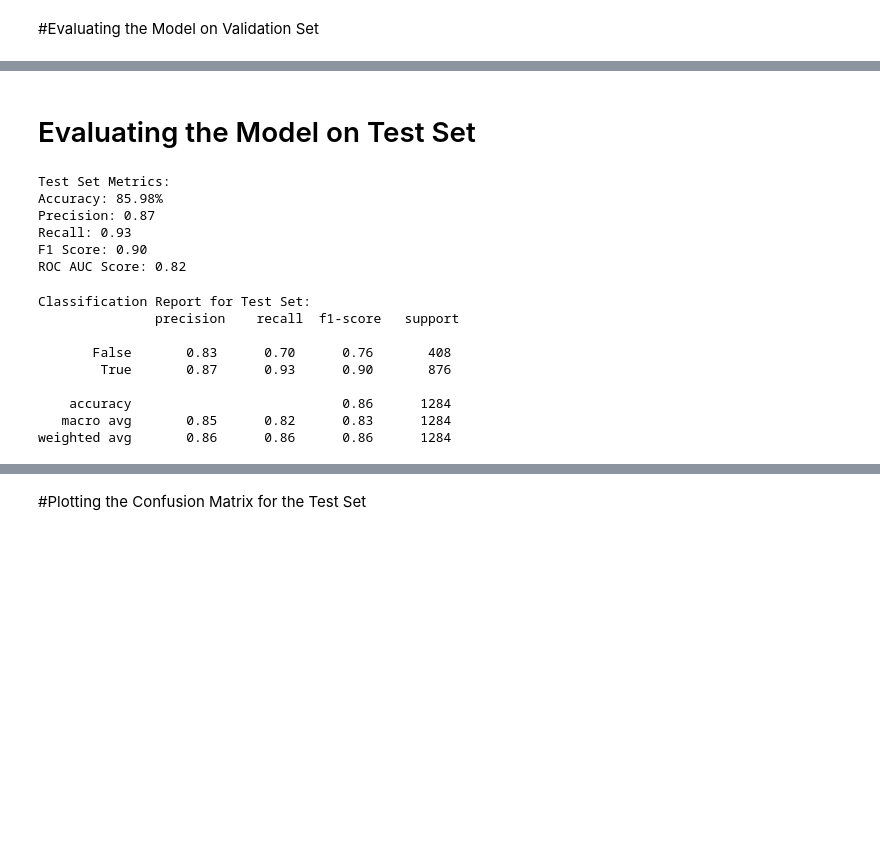
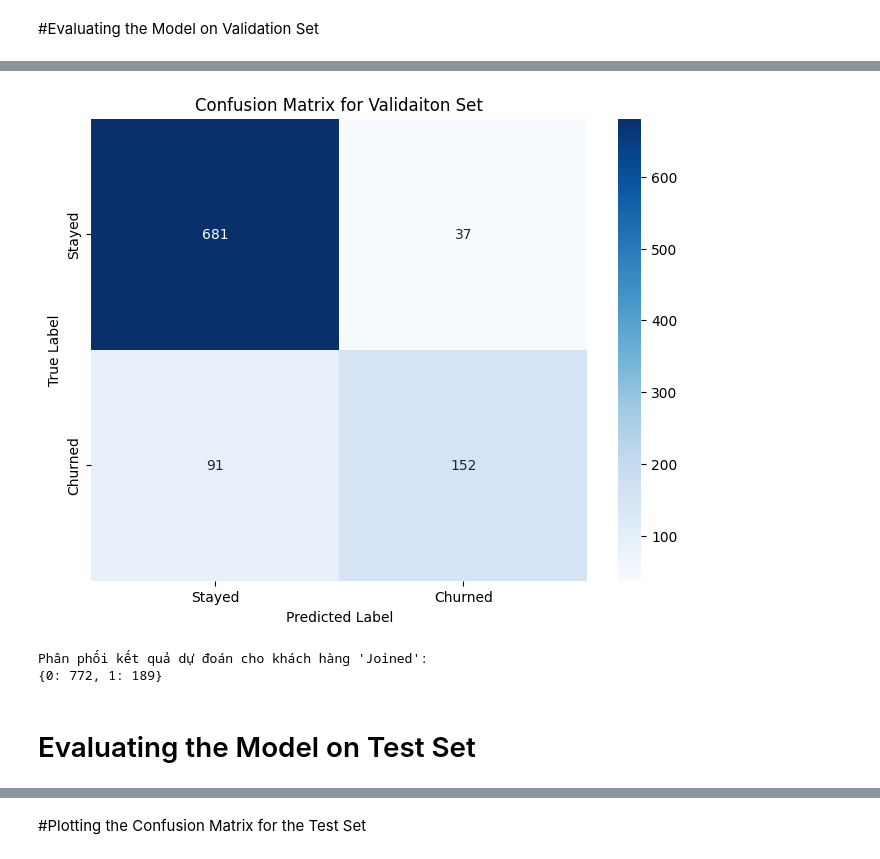
Before and after one commit to Blackan06/Build-a-Customer-Churn-Prediction-Model-Using-Decision-Trees, a Jupyter notebook: Build_a_Customer_Churn_Prediction_Model_Using_Decision_Trees.ipynb, the cells around one changed output, grey strips where cells are left out. Drawn from its saved outputs; the diff is of its cells as text; code cells hidden in the pictures; blank space fills up the shorter version.

```diff
--- a/Build_a_Customer_Churn_Prediction_Model_Using_Decision_Trees.ipynb
+++ b/Build_a_Customer_Churn_Prediction_Model_Using_Decision_Trees.ipynb
@@ -141,37 +276,26 @@ F1 Score: 0.89
+# %%
+# Tạo ma trận nhầm lẫn (confusion matrix) cho tập 'Joined'
+conf_matrix_joined = confusion_matrix(y_val, y_val_pred)
+
+# Đặt các nhãn cho trục x và y
+labels = ['Stayed', 'Churned']
+
+# Vẽ biểu đồ heatmap cho ma trận nhầm lẫn với nhãn đầy đủ và thanh màu
+plt.figure(figsize=(8, 6))
+sns.heatmap(conf_matrix_joined, annot=True, fmt="d", cmap="Blues", cbar=True, xticklabels=labels, yticklabels=labels)
+plt.title("Confusion Matrix for Validaiton Set")
+plt.xlabel("Predicted Label")
+plt.ylabel("True Label")
+plt.show()
+# %% [output]
+[figure, added]
+# %%
+unique, counts = np.unique(y_val_pred, return_counts=True)
+prediction_distribution = dict(zip(unique, counts))
+print("Phân phối kết quả dự đoán cho khách hàng")
+print(prediction_distribution)
+# %% [output]
+Phân phối kết quả dự đoán cho khách hàng 'Joined':
+{0: 772, 1: 189}
 # %% [markdown]
 # Evaluating the Model on Test Set
-# %%
-y_test_pred = best_rf_model.predict(X_test)
-
-accuracy_test = accuracy_score(y_test, y_test_pred)
-precision_test = precision_score(y_test, y_test_pred)
-recall_test = recall_score(y_test, y_test_pred)
-f1_test = f1_score(y_test, y_test_pred)
-roc_auc = roc_auc_score(y_test, y_test_pred)
-
-# Displaying the evaluation metrics for both validation and test sets
-print("\nTest Set Metrics:")
-print(f"Accuracy: {accuracy_test:.2%}")  # Display accuracy as a percentage
-print(f"Precision: {precision_test:.2f}")
-print(f"Recall: {recall_test:.2f}")
-print(f"F1 Score: {f1_test:.2f}")
-print(f"ROC AUC Score: {roc_auc:.2f}")
-# %% [output]
-Test Set Metrics:
-Accuracy: 85.98%
-Precision: 0.87
-Recall: 0.93
-F1 Score: 0.90
-ROC AUC Score: 0.82
-# %%
-print("\nClassification Report for Test Set:\n", classification_report(y_test, y_test_pred))
-# %% [output]
-Classification Report for Test Set:
-               precision    recall  f1-score   support
-
-       False       0.83      0.70      0.76       408
-        True       0.87      0.93      0.90       876
-
-    accuracy                           0.86      1284
-   macro avg       0.85      0.82      0.83      1284
-weighted avg       0.86      0.86      0.86      1284
```
Also changed, not shown: parts of 26 cells of this notebook.
